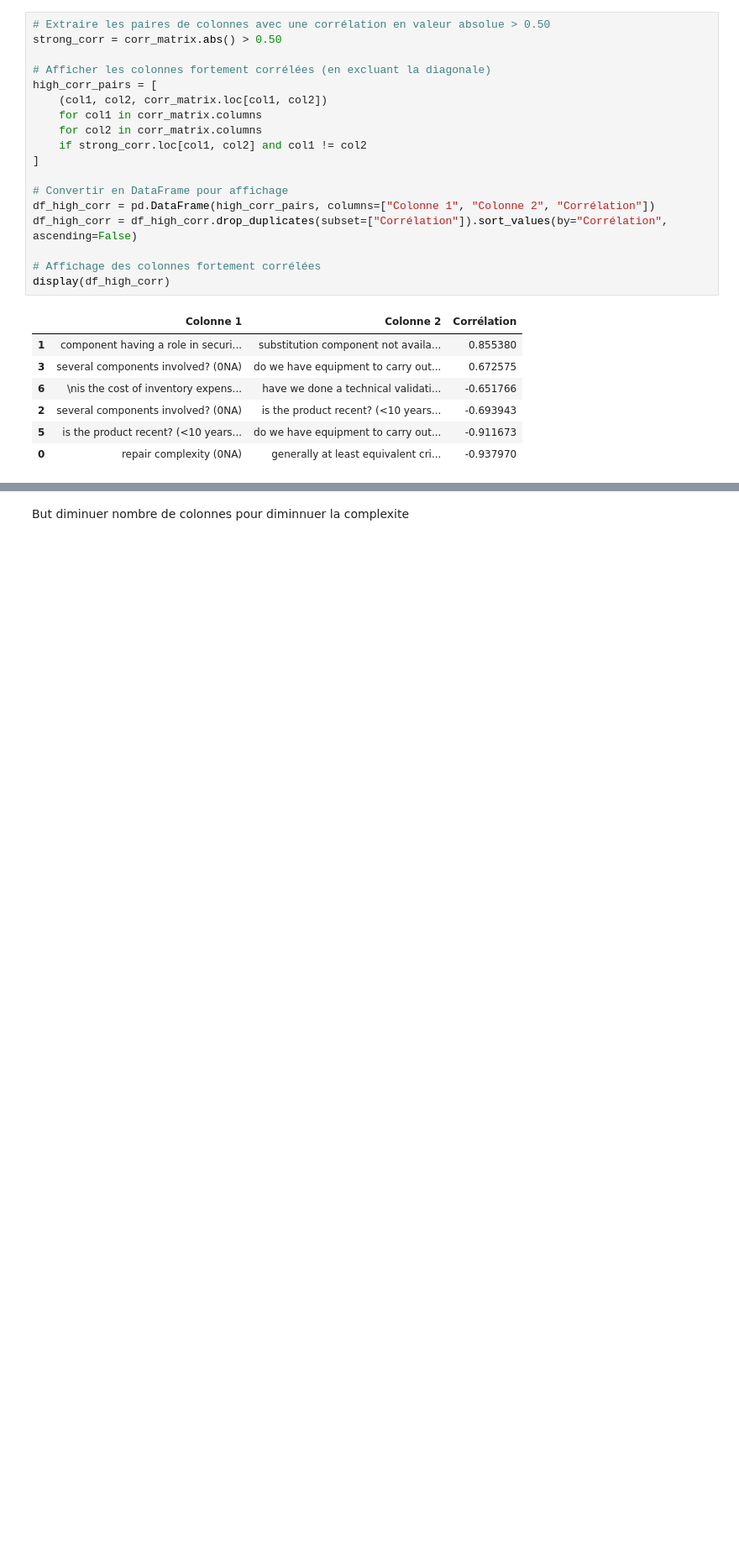
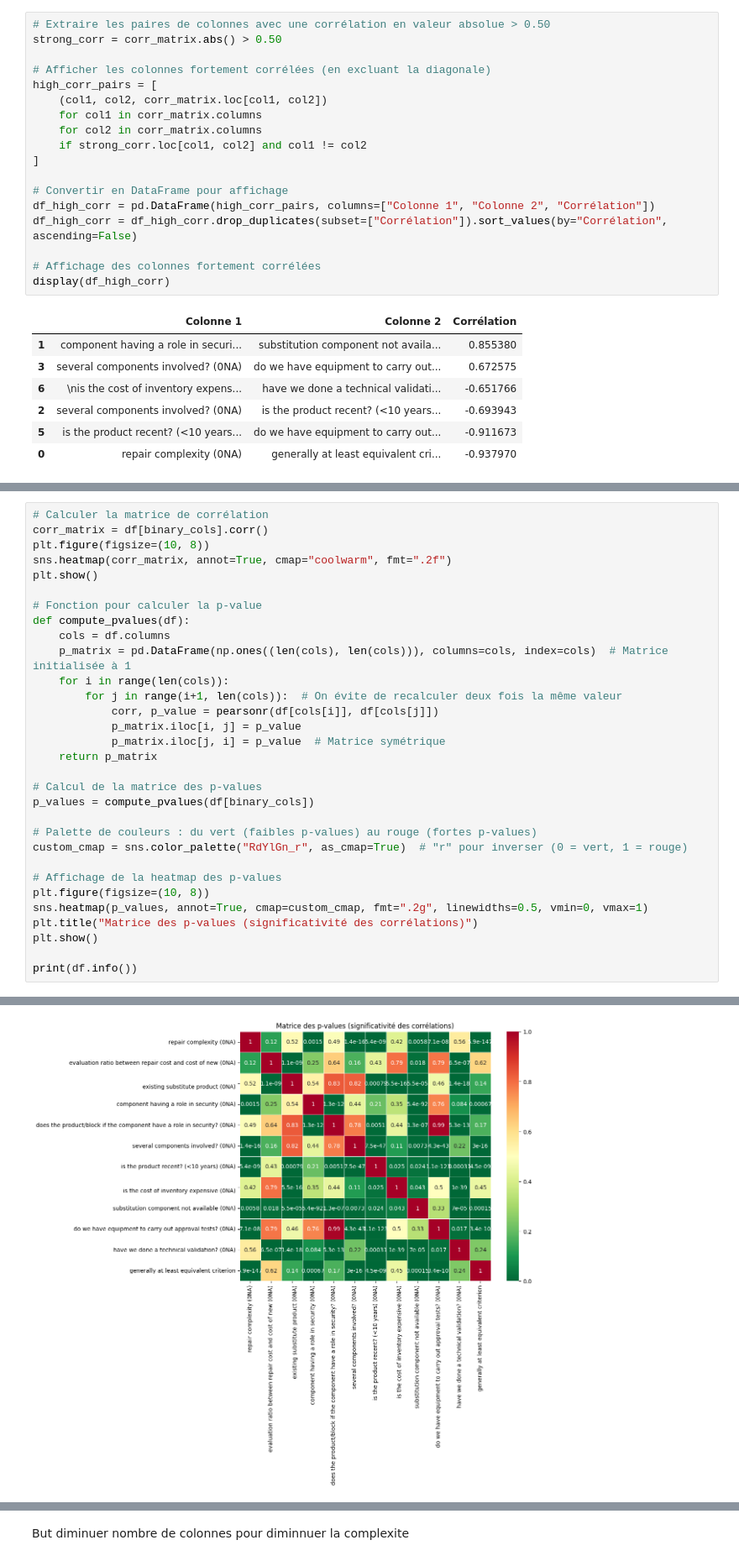
Before and after one commit to coupsim/PSYN_SNCF, a Jupyter notebook: PSYN_sncf_data.ipynb, the cells around one changed output, grey strips where cells are left out. Shown at 84% size. Cells and saved outputs as stored; diff of their text form; blank space fills up the shorter version.

```diff
--- a/PSYN_sncf_data.ipynb
+++ b/PSYN_sncf_data.ipynb
@@ -278,0 +295,32 @@ display(df_high_corr)
+# %%
+# Calculer la matrice de corrélation
+corr_matrix = df[binary_cols].corr()
+plt.figure(figsize=(10, 8))
+sns.heatmap(corr_matrix, annot=True, cmap="coolwarm", fmt=".2f")
+plt.show()
+
+# Fonction pour calculer la p-value
+def compute_pvalues(df):
+    cols = df.columns
+    p_matrix = pd.DataFrame(np.ones((len(cols), len(cols))), columns=cols, index=cols)  # Matrice initialisée à 1
+    for i in range(len(cols)):
+        for j in range(i+1, len(cols)):  # On évite de recalculer deux fois la même valeur
+            corr, p_value = pearsonr(df[cols[i]], df[cols[j]])
+            p_matrix.iloc[i, j] = p_value
+            p_matrix.iloc[j, i] = p_value  # Matrice symétrique
+    return p_matrix
+
+# Calcul de la matrice des p-values
+p_values = compute_pvalues(df[binary_cols])
+
+# Palette de couleurs : du vert (faibles p-values) au rouge (fortes p-values)
+custom_cmap = sns.color_palette("RdYlGn_r", as_cmap=True)  # "r" pour inverser (0 = vert, 1 = rouge)
+
+# Affichage de la heatmap des p-values
+plt.figure(figsize=(10, 8))
+sns.heatmap(p_values, annot=True, cmap=custom_cmap, fmt=".2g", linewidths=0.5, vmin=0, vmax=1)
+plt.title("Matrice des p-values (significativité des corrélations)")
+plt.show()
+
+print(df.info())
+# %% [output]
@@ -278,0 +328 @@ display(df_high_corr)
+[figure, added]
```
Also changed, not shown: parts of 12 cells of this notebook.
